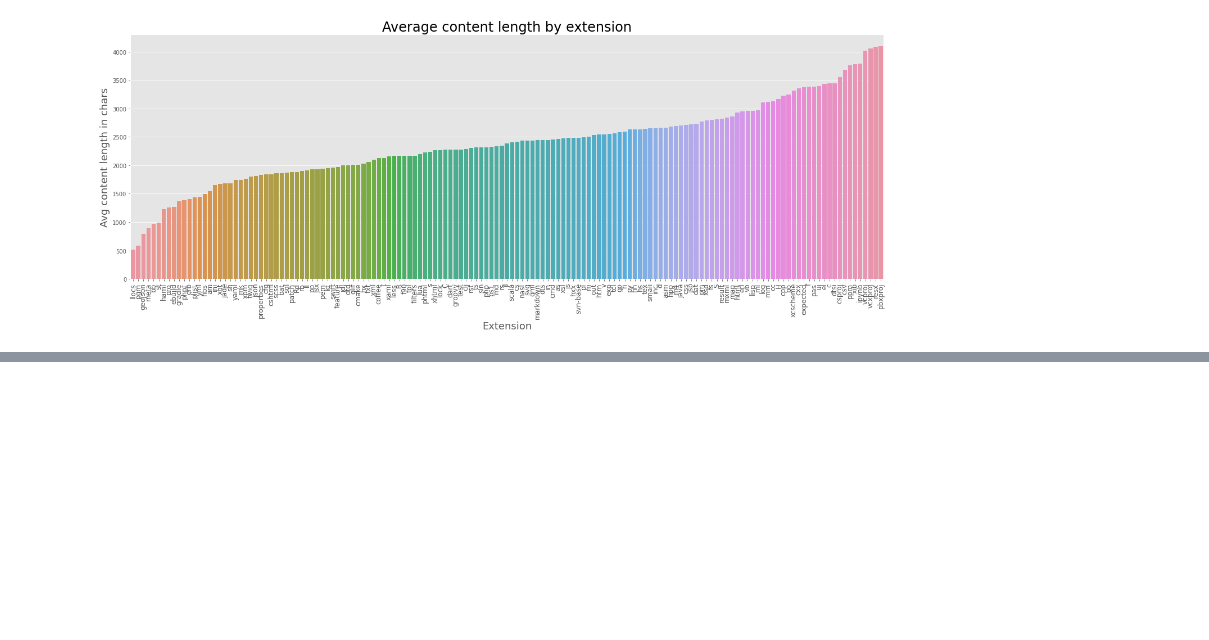
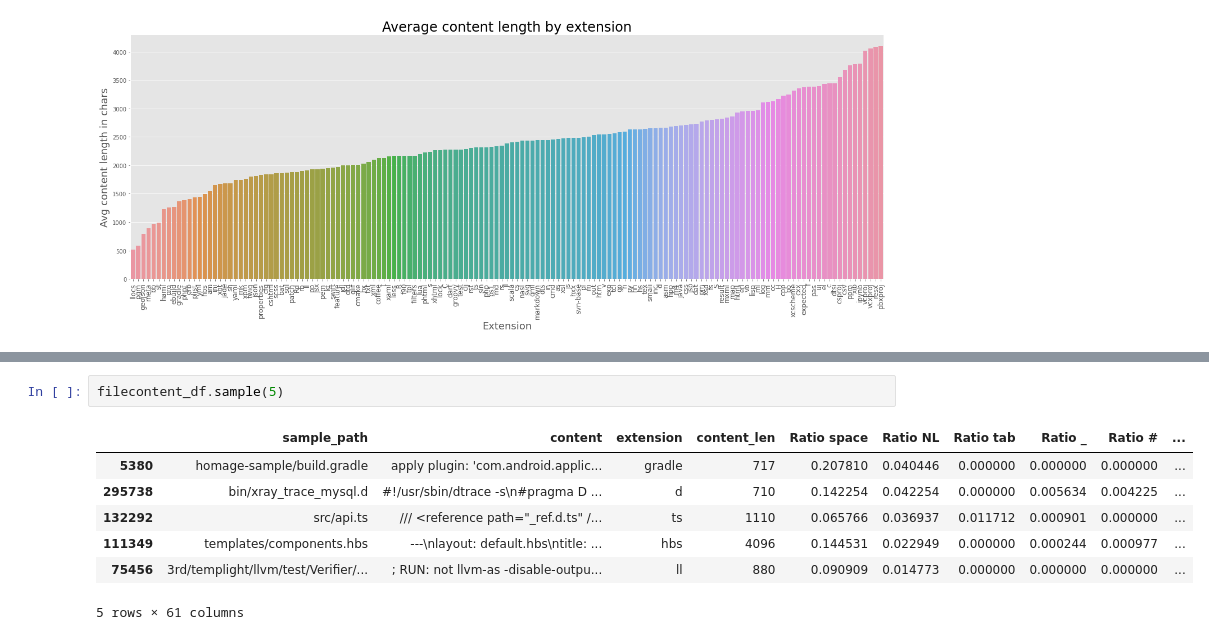
Before and after one commit to mayur7garg/SourceCodeClassification, a Jupyter notebook: src/Data Preparation.ipynb, the cells around one changed output, grey strips where cells are left out. Drawn from its saved outputs; the diff is of its cells as text; blank space fills up the shorter version.

```diff
--- a/src/Data Preparation.ipynb
+++ b/src/Data Preparation.ipynb
@@ -147,3 +161,13 @@ Wall time: 27.5 s
+# %%
+filecontent_df.sample(5)
+# %% [output]
+|  | sample_path | content | extension | content_len | Ratio space | Ratio NL | Ratio tab | Ratio _ | Ratio # | ... |
+| 5380 | homage-sample/build.gradle | apply plugin: 'com.android.applic... | gradle | 717 | 0.207810 | 0.040446 | 0.000000 | 0.000000 | 0.000000 | ... |
+| 295738 | bin/xray_trace_mysql.d | #!/usr/sbin/dtrace -s\n#pragma D ... | d | 710 | 0.142254 | 0.042254 | 0.000000 | 0.005634 | 0.004225 | ... |
+| 132292 | src/api.ts | /// <reference path="_ref.d.ts" /... | ts | 1110 | 0.065766 | 0.036937 | 0.011712 | 0.000901 | 0.000000 | ... |
+| 111349 | templates/components.hbs | ---\nlayout: default.hbs\ntitle: ... | hbs | 4096 | 0.144531 | 0.022949 | 0.000000 | 0.000244 | 0.000977 | ... |
+| 75456 | 3rd/templight/llvm/test/Verifier/... | ; RUN: not llvm-as -disable-outpu... | ll | 880 | 0.090909 | 0.014773 | 0.000000 | 0.000000 | 0.000000 | ... |
+5 rows × 61 columns
 # %%
 filecontent_df.describe().round(2)
 # %% [output]
```
Also changed, not shown: parts of 12 cells of this notebook, 4 other files.
